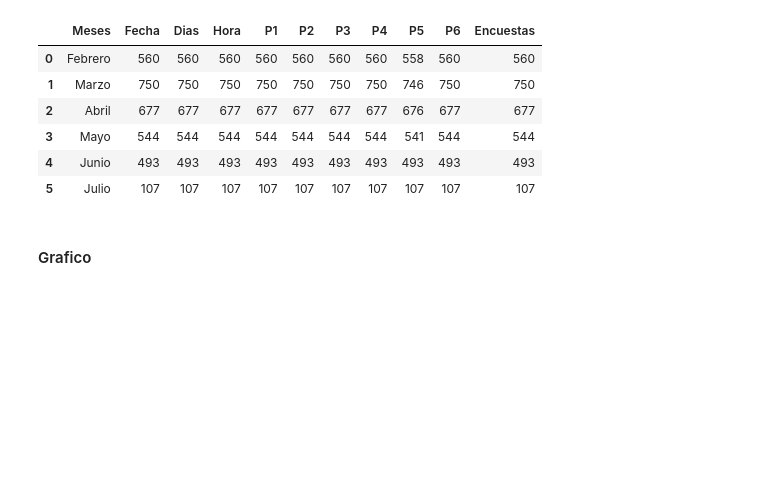
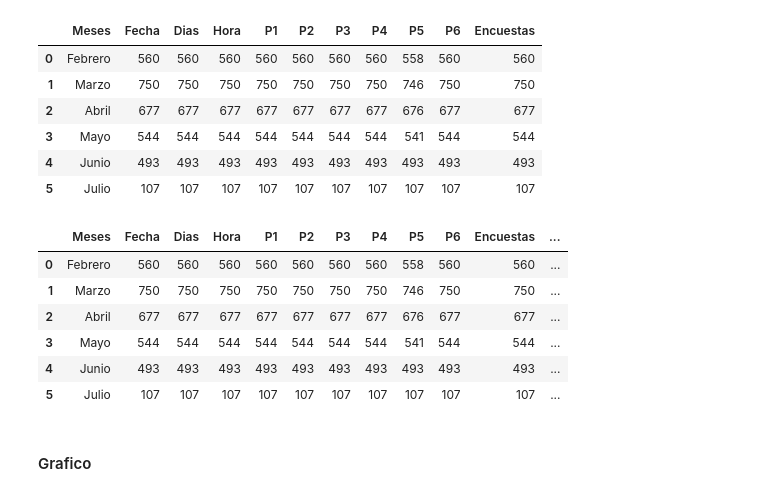
Before and after one commit to atmdatascience/python, a Jupyter notebook: colab/Visualizaciones_2021.ipynb, the cells around one changed output. Cells and saved outputs as stored; diff of their text form; code cells hidden in the pictures; blank space fills up the shorter version.

```diff
--- a/colab/Visualizaciones_2021.ipynb
+++ b/colab/Visualizaciones_2021.ipynb
@@ -180,5 +177,16 @@ Meses
 | 3 | Mayo | 544 | 544 | 544 | 544 | 544 | 544 | 544 | 541 | 544 | 544 |
 | 4 | Junio | 493 | 493 | 493 | 493 | 493 | 493 | 493 | 493 | 493 | 493 |
 | 5 | Julio | 107 | 107 | 107 | 107 | 107 | 107 | 107 | 107 | 107 | 107 |
+# %%
+Meses["Porcentaje"] = round((Meses.Encuestas/encuesta.Encuestas.sum())*100, 2)
+Meses
+# %% [output]
+|  | Meses | Fecha | Dias | Hora | P1 | P2 | P3 | P4 | P5 | P6 | Encuestas | ... |
+| 0 | Febrero | 560 | 560 | 560 | 560 | 560 | 560 | 560 | 558 | 560 | 560 | ... |
+| 1 | Marzo | 750 | 750 | 750 | 750 | 750 | 750 | 750 | 746 | 750 | 750 | ... |
+| 2 | Abril | 677 | 677 | 677 | 677 | 677 | 677 | 677 | 676 | 677 | 677 | ... |
+| 3 | Mayo | 544 | 544 | 544 | 544 | 544 | 544 | 544 | 541 | 544 | 544 | ... |
+| 4 | Junio | 493 | 493 | 493 | 493 | 493 | 493 | 493 | 493 | 493 | 493 | ... |
+| 5 | Julio | 107 | 107 | 107 | 107 | 107 | 107 | 107 | 107 | 107 | 107 | ... |
 # %% [markdown]
 #### Grafico
```
Also changed, not shown: parts of 36 cells of this notebook.
